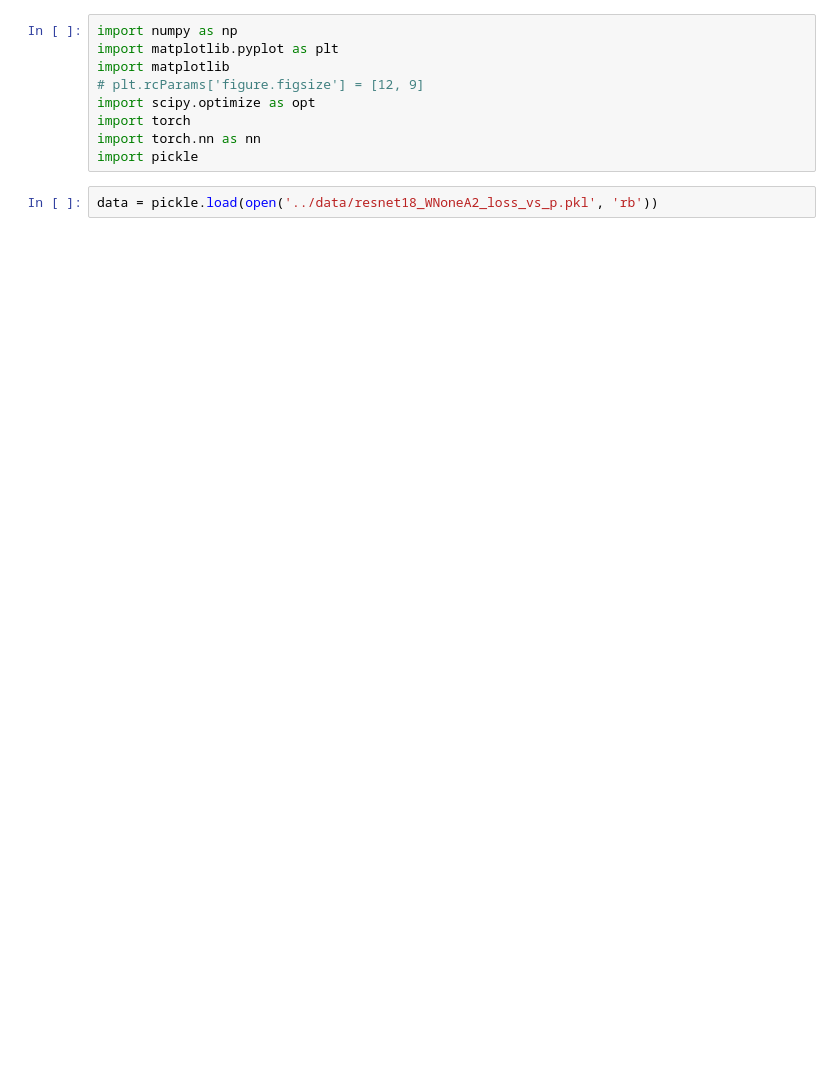
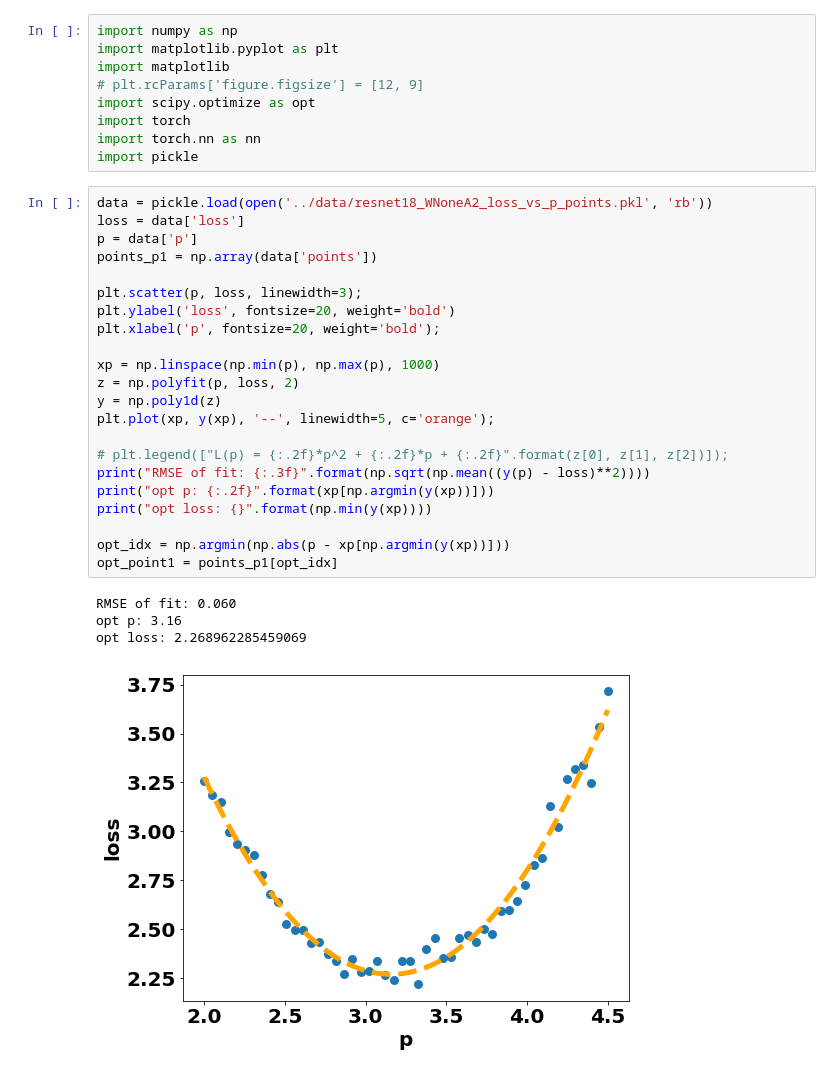
Before and after one commit to ynahshan/nn-quantization-pytorch, a Jupyter notebook: jupyter/loss_vs_p_quadratic.ipynb, the cells around one changed output. Cells and saved outputs as stored; diff of their text form; blank space fills up the shorter version.

```diff
--- a/jupyter/loss_vs_p_quadratic.ipynb
+++ b/jupyter/loss_vs_p_quadratic.ipynb
@@ -7,7 +7,32 @@ import scipy.optimize as opt
 import torch
 import torch.nn as nn
 import pickle
-# %%
-data = pickle.load(open('../data/resnet18_WNoneA2_loss_vs_p.pkl', 'rb'))
+# %%
+data = pickle.load(open('../data/resnet18_WNoneA2_loss_vs_p_points.pkl', 'rb'))
+loss = data['loss']
+p = data['p']
+points_p1 = np.array(data['points'])
+
+plt.scatter(p, loss, linewidth=3);
+plt.ylabel('loss', fontsize=20, weight='bold')
+plt.xlabel('p', fontsize=20, weight='bold');
+
+xp = np.linspace(np.min(p), np.max(p), 1000)
+z = np.polyfit(p, loss, 2)
+y = np.poly1d(z)
+plt.plot(xp, y(xp), '--', linewidth=5, c='orange');
+
+# plt.legend(["L(p) = {:.2f}*p^2 + {:.2f}*p + {:.2f}".format(z[0], z[1], z[2])]);
+print("RMSE of fit: {:.3f}".format(np.sqrt(np.mean((y(p) - loss)**2))))
+print("opt p: {:.2f}".format(xp[np.argmin(y(xp))]))
+print("opt loss: {}".format(np.min(y(xp))))
+
+opt_idx = np.argmin(np.abs(p - xp[np.argmin(y(xp))]))
+opt_point1 = points_p1[opt_idx]
+# %% [output]
+RMSE of fit: 0.060
+opt p: 3.16
+opt loss: 2.268962285459069
+[figure, added]
 # %%
 plt.rcParams['figure.figsize'] = [8, 6]
```
Also changed, not shown: parts of 11 cells of this notebook, 13 other files.
